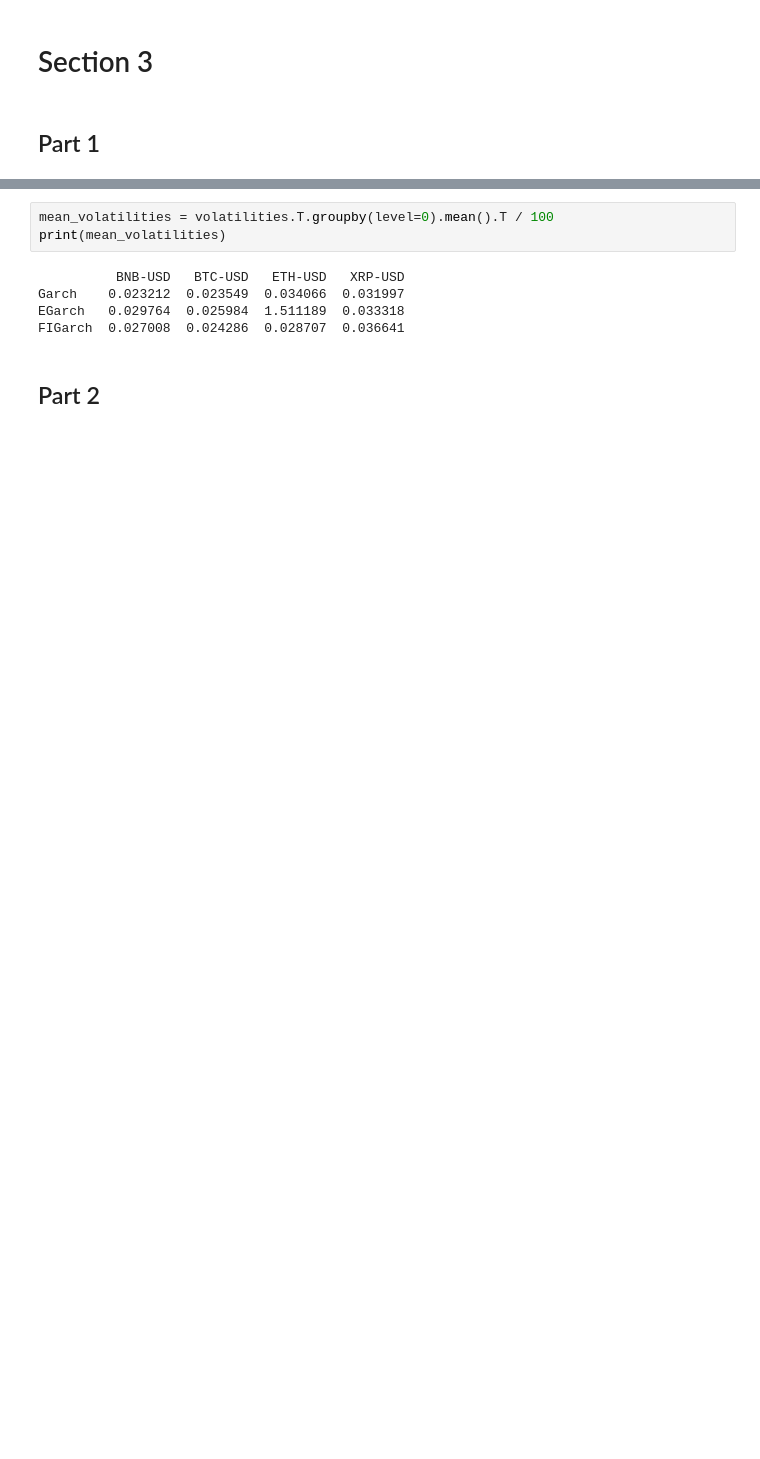
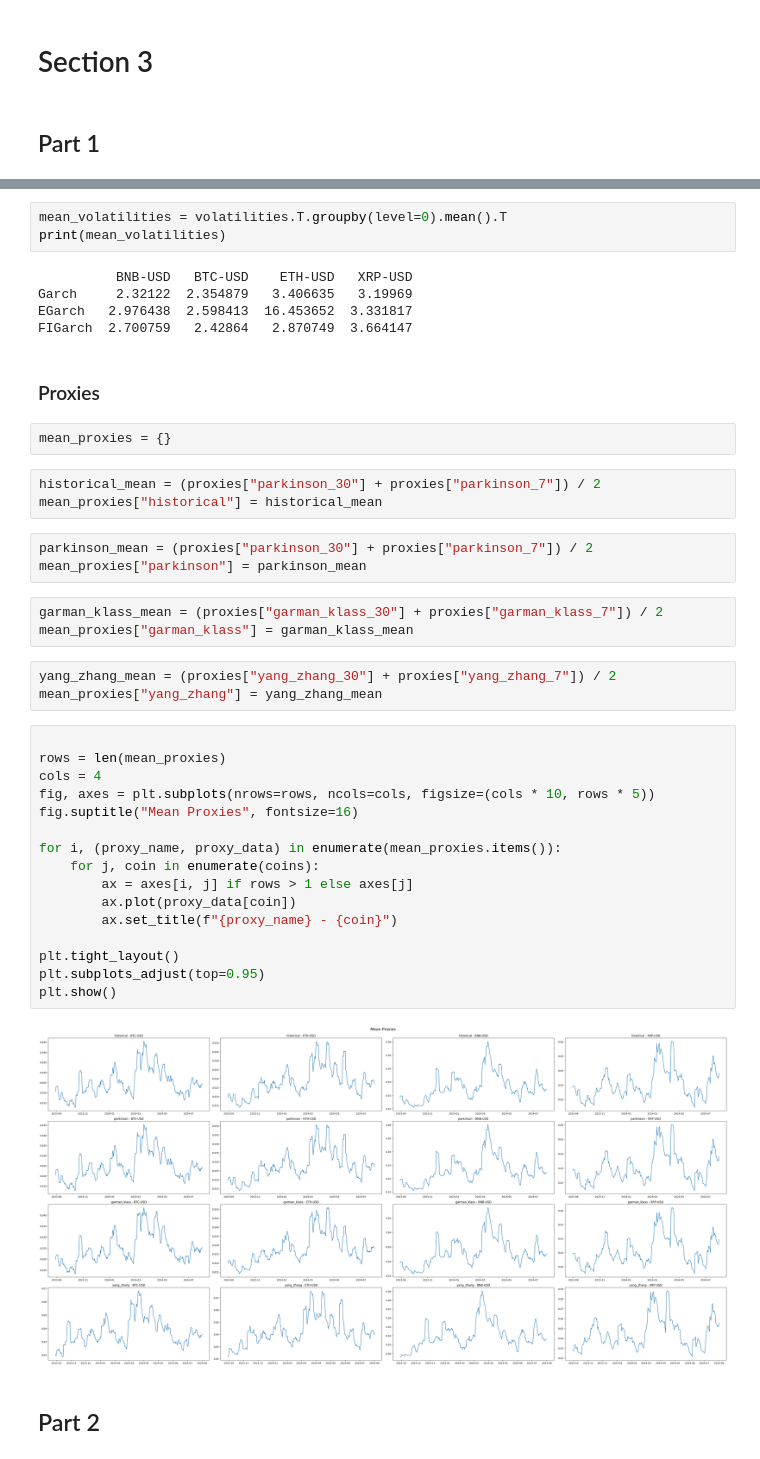
Before and after one commit to K-T-P/Trading-Algorithms-Project, a Jupyter notebook: project.ipynb, the cells around one changed output, grey strips where cells are left out. Drawn from its saved outputs; the diff is of its cells as text; blank space fills up the shorter version.

```diff
--- a/project.ipynb
+++ b/project.ipynb
@@ -159,10 +278,44 @@ plt.show()
 # %%
-mean_volatilities = volatilities.T.groupby(level=0).mean().T / 100
+mean_volatilities = volatilities.T.groupby(level=0).mean().T
 print(mean_volatilities)
 # %% [output]
-          BNB-USD   BTC-USD   ETH-USD   XRP-USD
-Garch    0.023212  0.023549  0.034066  0.031997
-EGarch   0.029764  0.025984  1.511189  0.033318
-FIGarch  0.027008  0.024286  0.028707  0.036641
+          BNB-USD   BTC-USD    ETH-USD   XRP-USD
+Garch     2.32122  2.354879   3.406635   3.19969
+EGarch   2.976438  2.598413  16.453652  3.331817
+FIGarch  2.700759   2.42864   2.870749  3.664147
+# %% [markdown]
+### Proxies
+# %%
+mean_proxies = {}
+# %%
+historical_mean = (proxies["parkinson_30"] + proxies["parkinson_7"]) / 2
+mean_proxies["historical"] = historical_mean
+# %%
+parkinson_mean = (proxies["parkinson_30"] + proxies["parkinson_7"]) / 2
+mean_proxies["parkinson"] = parkinson_mean
+# %%
+garman_klass_mean = (proxies["garman_klass_30"] + proxies["garman_klass_7"]) / 2
+mean_proxies["garman_klass"] = garman_klass_mean
+# %%
+yang_zhang_mean = (proxies["yang_zhang_30"] + proxies["yang_zhang_7"]) / 2
+mean_proxies["yang_zhang"] = yang_zhang_mean
+# %%
+
+rows = len(mean_proxies)
+cols = 4
+fig, axes = plt.subplots(nrows=rows, ncols=cols, figsize=(cols * 10, rows * 5))
+fig.suptitle("Mean Proxies", fontsize=16)
+
+for i, (proxy_name, proxy_data) in enumerate(mean_proxies.items()):
+    for j, coin in enumerate(coins):
+        ax = axes[i, j] if rows > 1 else axes[j]
+        ax.plot(proxy_data[coin])
+        ax.set_title(f"{proxy_name} - {coin}")
+
+plt.tight_layout()
+plt.subplots_adjust(top=0.95)
+plt.show()
+# %% [output]
+[figure, added]
 # %% [markdown]
 ## Part 2
```
Also changed, not shown: parts of 55 cells of this notebook.
